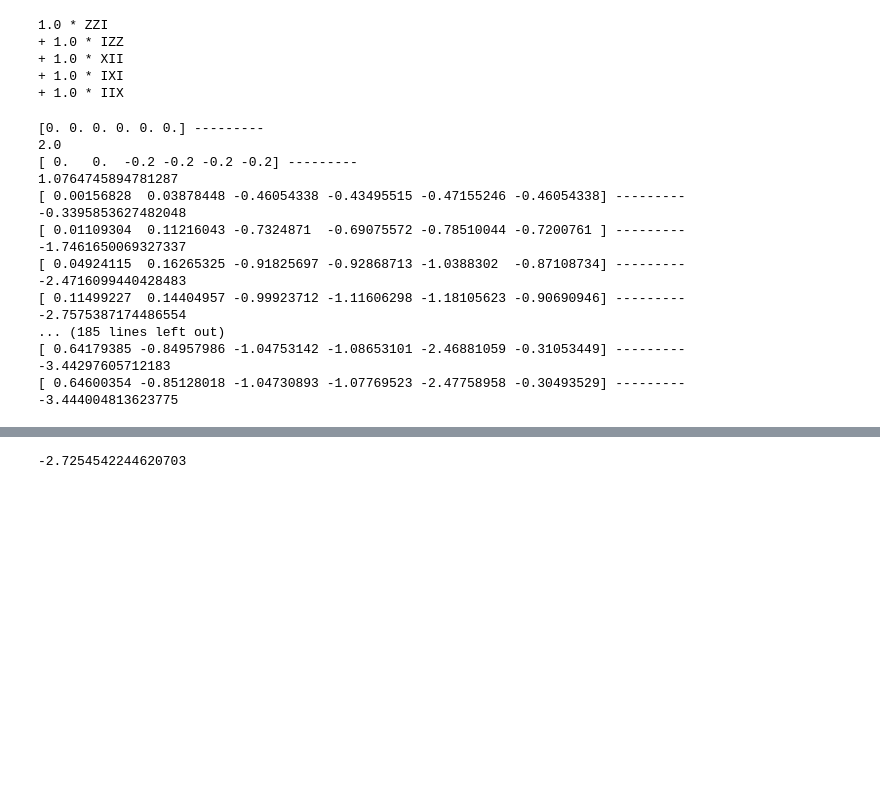
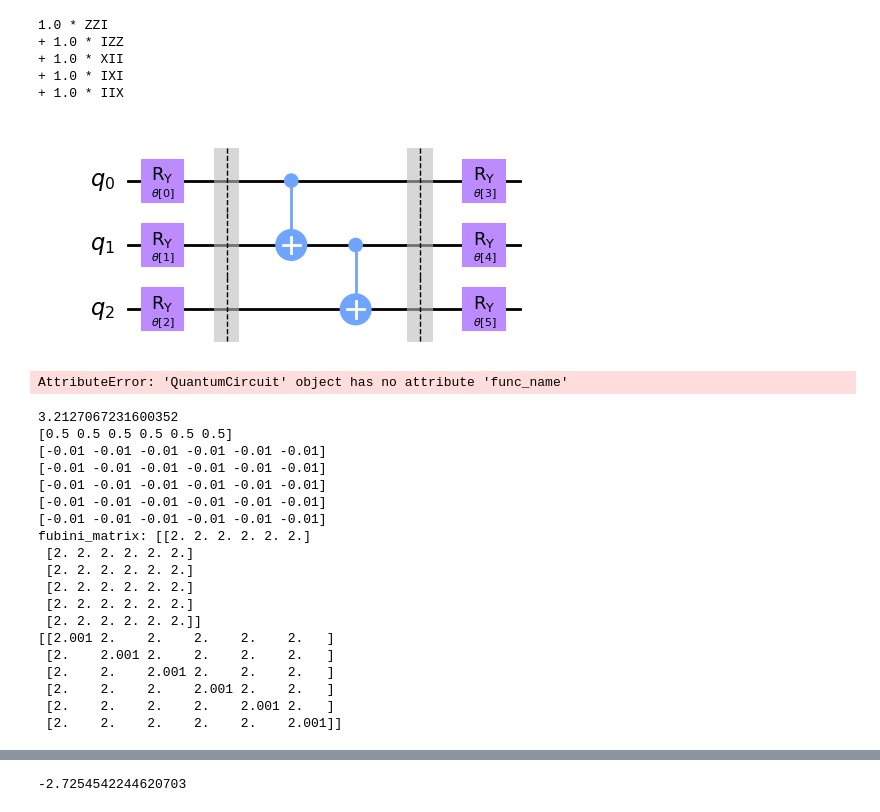
Before and after one commit to nguyenvulinh666/Variational-Quantum-EigeinSolver, a Jupyter notebook: Crosscheck/Crosscheck-VQE-Linh.ipynb, the cells around one changed output, grey strips where cells are left out. Saved outputs shown, nothing was run; the diff lists cells and outputs as text; code cells hidden in the pictures; blank space fills up the shorter version.

```diff
--- a/Crosscheck/Crosscheck-VQE-Linh.ipynb
+++ b/Crosscheck/Crosscheck-VQE-Linh.ipynb
@@ -686,6 +955,15 @@ print(Ising_hamiltonian(3, J, h))
 + 1.0 * XII
 + 1.0 * IXI
 + 1.0 * IIX
+# %%
+ansatz = Customize_RealAmplidues(num_qubits, reps)
+ansatz.draw('mpl')
+# %% [output]
+[figure, added]
+# %%
+ansatz.
+# %% [output]
+AttributeError: 'QuantumCircuit' object has no attribute 'func_name'
 # %%
 from qiskit.opflow import Z, I, X
 from qiskit.quantum_info import Pauli, SparsePauliOp
@@ -716,12 +994,12 @@ hamiltonian = Ising_hamiltonian(num_qubits, J, h)
 ansatz = Customize_RealAmplidues(num_qubits, reps)
 # ansatz = Customize_EfficientSU2(num_qubits, reps)
 
-interation = 100
+interation = 1
 
-initial_point = np.zeros(ansatz.num_parameters)
+initial_point = np.zeros(ansatz.num_parameters)+0.5
 
 
-eta = 0.2
+eta = 0.01
 shots = 20000
 
 from qiskit import Aer
@@ -729,24 +1007,45 @@ from qiskit import Aer
 backend = Aer.get_backend('statevector_simulator')
 
 # optimize = Customize_Finite_Difference
-optimize = Customize_Parameter_Shift_Rule
+# optimize = Customize_Parameter_Shift_Rule
+# optimize = Customize_Parameter_Shift_Rule
+# optimize = 'SPSA'
 
-energy = Customize_Variational_Quantum_EigenSolver(hamiltonian, optimize, interation, ansatz, eta, initial_point, shots, backend, callback=callback)
+# energy = Customize_Variational_Quantum_EigenSolver(hamiltonian, optimize, interation, ansatz, eta, initial_point, shots, backend, callback=callback)
+# energy = Customize_SPSA(hamiltonian, interation, ansatz, initial_point, shots, backend, callback=callback)
+energy = Customize_QN_SPSA(hamiltonian, interation, ansatz, initial_point, shots, backend, callback)
+
+# file_name = f'{str(optimize.__name__)} - LR {eta} - shots {shots} - interation {interation} - RealAmplitude({num_qubits},{reps}) - J{J}h{h}'
+
+# file = open(f'D:/Book store/Learning document/QC/Buidng VQE and VQD from scratch/Variational-Quantum-EigeinSolver/Crosscheck/{file_name}.txt', 'w')
+
+# file.write('Parameters: \n')
+# file.write(str(intermediate_info['parameters']))
+
+# for i in range(3):
+#     file.write('\n')
+
+# file.write('Energy: \n')
+# file.write(str(intermediate_info['energy']))
+
+# file.close()
 # %% [output]
-[0. 0. 0. 0. 0. 0.] ---------
-2.0
-[ 0.   0.  -0.2 -0.2 -0.2 -0.2] ---------
-1.0764745894781287
-[ 0.00156828  0.03878448 -0.46054338 -0.43495515 -0.47155246 -0.46054338] ---------
--0.3395853627482048
-[ 0.01109304  0.11216043 -0.7324871  -0.69075572 -0.78510044 -0.7200761 ] ---------
--1.7461650069327337
-[ 0.04924115  0.16265325 -0.91825697 -0.92868713 -1.0388302  -0.87108734] ---------
--2.4716099440428483
-[ 0.11499227  0.14404957 -0.99923712 -1.11606298 -1.18105623 -0.90690946] ---------
--2.7575387174486554
-... (185 lines left out)
-[ 0.64179385 -0.84957986 -1.04753142 -1.08653101 -2.46881059 -0.31053449] ---------
--3.44297605712183
-[ 0.64600354 -0.85128018 -1.04730893 -1.07769523 -2.47758958 -0.30493529] ---------
--3.444004813623775
+3.2127067231600352
+[0.5 0.5 0.5 0.5 0.5 0.5]
+[-0.01 -0.01 -0.01 -0.01 -0.01 -0.01]
+[-0.01 -0.01 -0.01 -0.01 -0.01 -0.01]
+[-0.01 -0.01 -0.01 -0.01 -0.01 -0.01]
+[-0.01 -0.01 -0.01 -0.01 -0.01 -0.01]
+[-0.01 -0.01 -0.01 -0.01 -0.01 -0.01]
+fubini_matrix: [[2. 2. 2. 2. 2. 2.]
+ [2. 2. 2. 2. 2. 2.]
+ [2. 2. 2. 2. 2. 2.]
+ [2. 2. 2. 2. 2. 2.]
+ [2. 2. 2. 2. 2. 2.]
+ [2. 2. 2. 2. 2. 2.]]
+[[2.001 2.    2.    2.    2.    2.   ]
+ [2.    2.001 2.    2.    2.    2.   ]
+ [2.    2.    2.001 2.    2.    2.   ]
+ [2.    2.    2.    2.001 2.    2.   ]
+ [2.    2.    2.    2.    2.001 2.   ]
+ [2.    2.    2.    2.    2.    2.001]]
```
Also changed, not shown: parts of 24 cells of this notebook, 1 other file.
